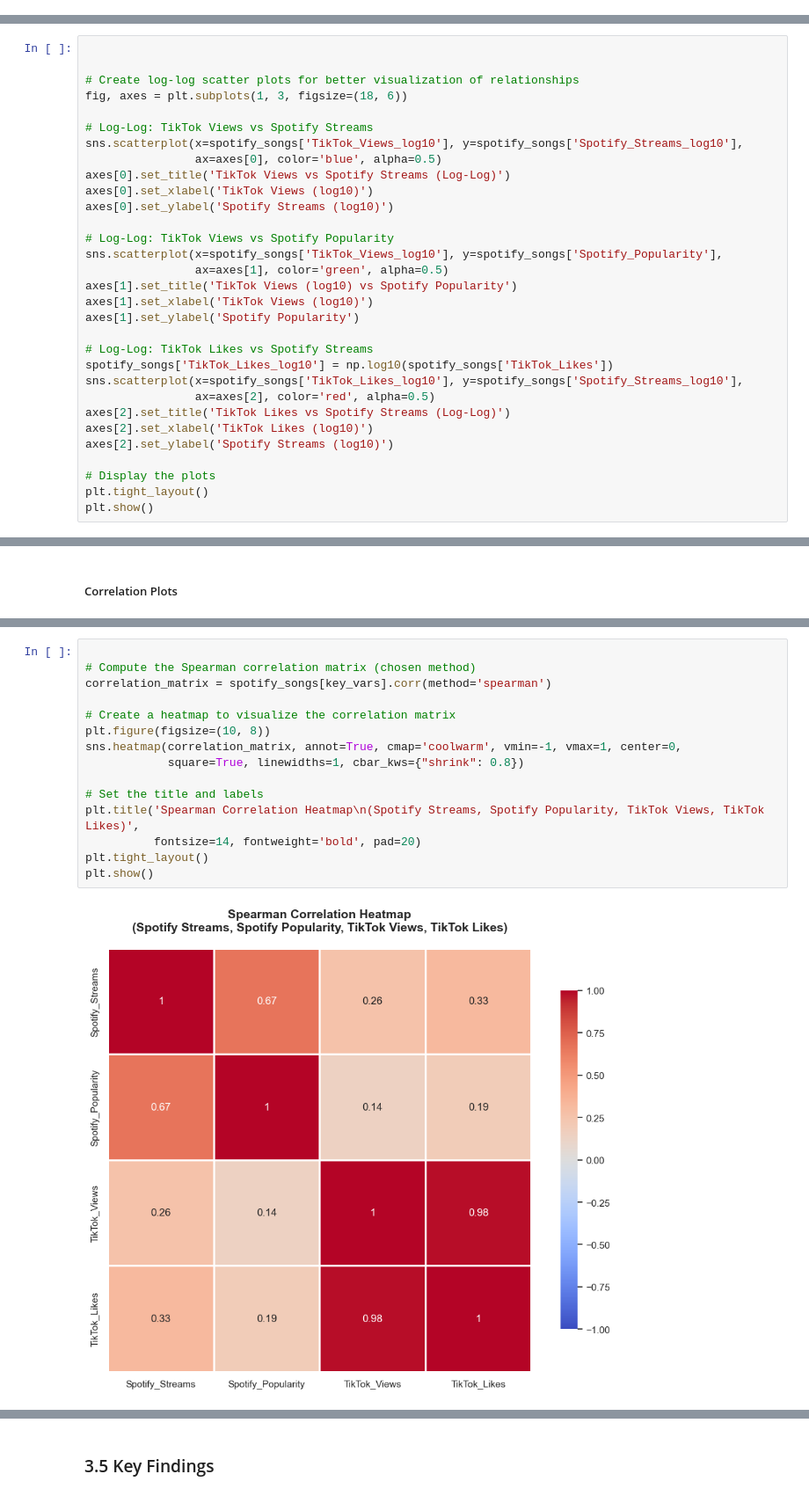
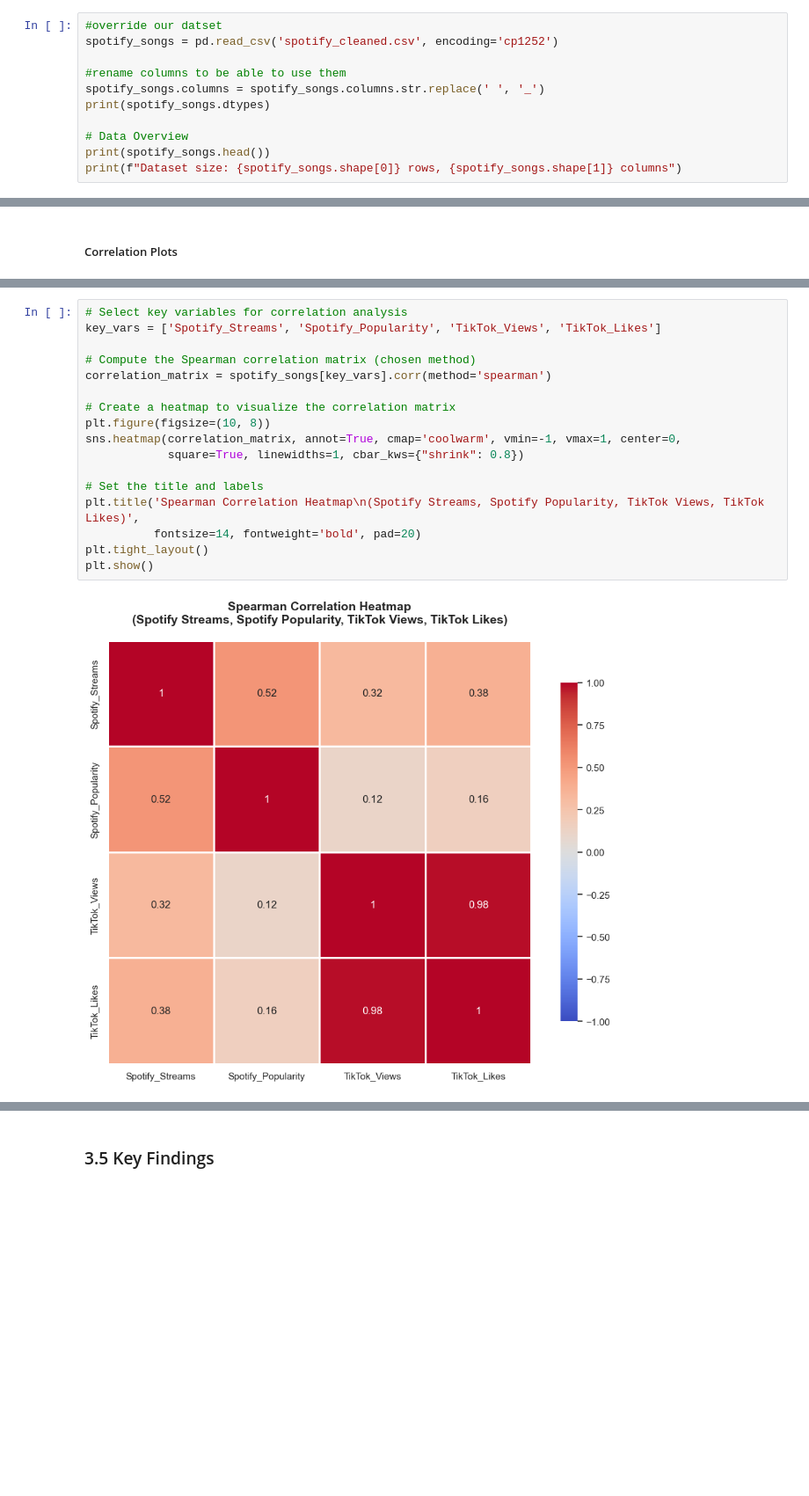
Before and after one commit to letti70033/spotify-tiktok-analysis, a Jupyter notebook: Notebook.ipynb, the cells around one changed output, grey strips where cells are left out. Shown at 88% size. Cells and saved outputs as stored; diff of their text form; blank space fills up the shorter version.

Commit message:
EDA clean

```diff
--- a/Notebook.ipynb
+++ b/Notebook.ipynb
@@ -392,0 +364,11 @@ dtype: object
+# %%
+#override our datset
+spotify_songs = pd.read_csv('spotify_cleaned.csv', encoding='cp1252')
+
+#rename columns to be able to use them
+spotify_songs.columns = spotify_songs.columns.str.replace(' ', '_')
+print(spotify_songs.dtypes)
+
+# Data Overview
+print(spotify_songs.head())
+print(f"Dataset size: {spotify_songs.shape[0]} rows, {spotify_songs.shape[1]} columns")
@@ -745,31 +793,0 @@ The raw scatter plots show severe compression due to extreme outliers, with the
-# %%
-
-
-# Create log-log scatter plots for better visualization of relationships
-fig, axes = plt.subplots(1, 3, figsize=(18, 6))
-
-# Log-Log: TikTok Views vs Spotify Streams
-sns.scatterplot(x=spotify_songs['TikTok_Views_log10'], y=spotify_songs['Spotify_Streams_log10'],
-                ax=axes[0], color='blue', alpha=0.5)
-axes[0].set_title('TikTok Views vs Spotify Streams (Log-Log)')
-axes[0].set_xlabel('TikTok Views (log10)')
-axes[0].set_ylabel('Spotify Streams (log10)')
-
-# Log-Log: TikTok Views vs Spotify Popularity
-sns.scatterplot(x=spotify_songs['TikTok_Views_log10'], y=spotify_songs['Spotify_Popularity'],
-                ax=axes[1], color='green', alpha=0.5)
-axes[1].set_title('TikTok Views (log10) vs Spotify Popularity')
-axes[1].set_xlabel('TikTok Views (log10)')
-axes[1].set_ylabel('Spotify Popularity')
-
-# Log-Log: TikTok Likes vs Spotify Streams
-spotify_songs['TikTok_Likes_log10'] = np.log10(spotify_songs['TikTok_Likes'])
-sns.scatterplot(x=spotify_songs['TikTok_Likes_log10'], y=spotify_songs['Spotify_Streams_log10'],
-                ax=axes[2], color='red', alpha=0.5)
-axes[2].set_title('TikTok Likes vs Spotify Streams (Log-Log)')
-axes[2].set_xlabel('TikTok Likes (log10)')
-axes[2].set_ylabel('Spotify Streams (log10)')
-
-# Display the plots
-plt.tight_layout()
-plt.show()
@@ -801,17 +876,19 @@ The covariance matrix reveals a critical divergence from the correlation pattern
 # %%
+# Select key variables for correlation analysis
+key_vars = ['Spotify_Streams', 'Spotify_Popularity', 'TikTok_Views', 'TikTok_Likes']
 
 # Compute the Spearman correlation matrix (chosen method)
 correlation_matrix = spotify_songs[key_vars].corr(method='spearman')
 
 # Create a heatmap to visualize the correlation matrix
 plt.figure(figsize=(10, 8))
 sns.heatmap(correlation_matrix, annot=True, cmap='coolwarm', vmin=-1, vmax=1, center=0,
             square=True, linewidths=1, cbar_kws={"shrink": 0.8})
 
 # Set the title and labels
 plt.title('Spearman Correlation Heatmap\n(Spotify Streams, Spotify Popularity, TikTok Views, TikTok Likes)',
           fontsize=14, fontweight='bold', pad=20)
 plt.tight_layout()
 plt.show()
 # %% [output]
-[figure, old version]
+[figure, new version]
```
Also changed, not shown: parts of 76 cells of this notebook, 8 other files.
